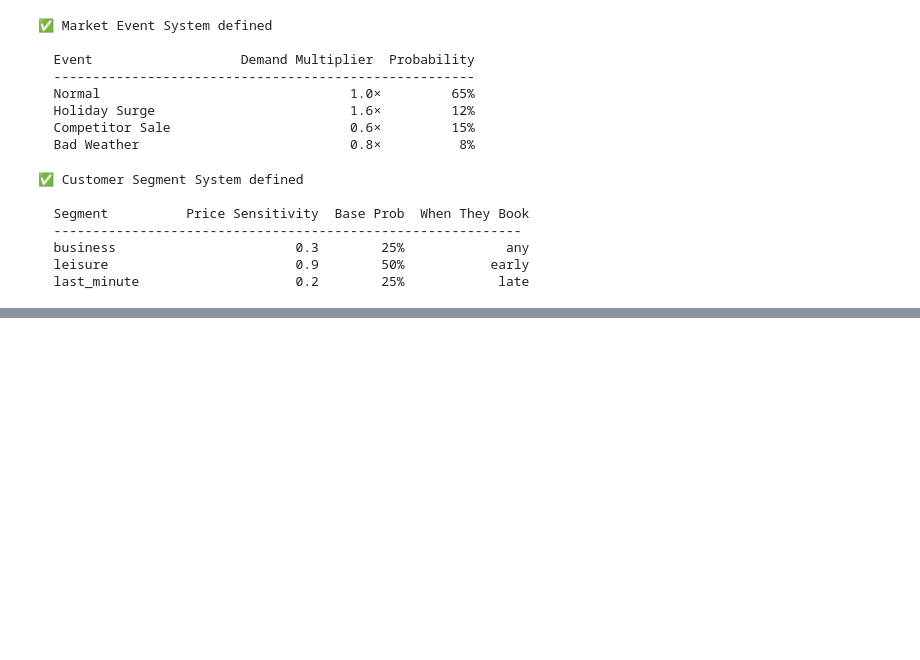
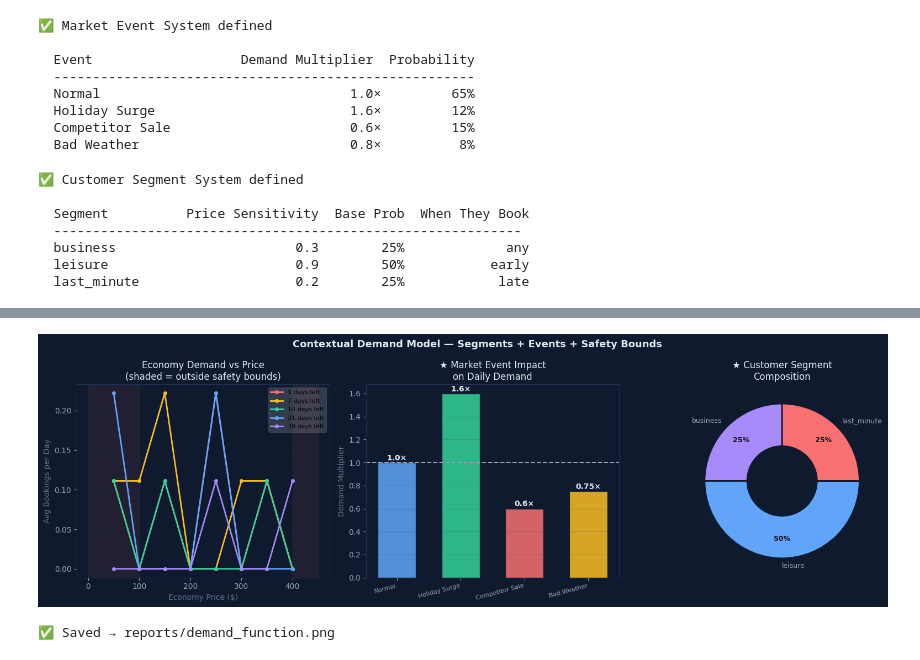
Before and after one commit to kollassrct/infotact-dynamic-pricing-reinforcement-learning, a Jupyter notebook: notebooks/01_gym_environment.ipynb, the cells around one changed output, grey strips where cells are left out. Drawn from its saved outputs; the diff is of its cells as text; code cells hidden in the pictures; blank space fills up the shorter version.

Commit message:
Week 1: Enhanced MDP with market events, segments, competitor pricing, safety bounds

```diff
--- a/notebooks/01_gym_environment.ipynb
+++ b/notebooks/01_gym_environment.ipynb
@@ -437,0 +588,73 @@ NameError: name 'ContextualAirlinePricingEnv' is not defined
+# %%
+# ── CELL 10: Visualise Demand Function per Segment ───────
+fig, axes = plt.subplots(1, 3, figsize=(16, 5))
+fig.patch.set_facecolor('#0f1a2e')
+for ax in axes:
+    ax.set_facecolor('#0f1a2e')
+    for spine in ax.spines.values(): spine.set_edgecolor('#1e3254')
+    ax.tick_params(colors='#94a3b8')
+    ax.xaxis.label.set_color('#64748b')
+    ax.yaxis.label.set_color('#64748b')
+    ax.title.set_color('#e2e8f0')
+
+env_viz   = ContextualAirlinePricingEnv()
+days_test = [1, 7, 14, 21, 30]
+colors_d  = ['#f87171','#fbbf24','#34d399','#60a5fa','#a78bfa']
+
+for d, col in zip(days_test, colors_d):
+    probs = []
+    for p in ContextualAirlinePricingEnv.ECO_PRICES:
+        env_viz.competitor_idx = 3
+        prob = env_viz._segment_demand(p, d, 'eco', 1.0) / 9
+        probs.append(prob)
+    axes[0].plot(ContextualAirlinePricingEnv.ECO_PRICES, probs,
+                 marker='o', markersize=4, linewidth=2,
+                 color=col, label=f'{d} days left')
+
+axes[0].axvspan(0, ContextualAirlinePricingEnv.ECO_PRICES[SAFETY_CONFIG['eco_floor_idx']],
+                alpha=0.08, color='#f87171')
+axes[0].axvspan(ContextualAirlinePricingEnv.ECO_PRICES[SAFETY_CONFIG['eco_ceiling_idx']], 450,
+                alpha=0.08, color='#f87171')
+axes[0].set_xlabel('Economy Price ($)')
+axes[0].set_ylabel('Avg Bookings per Day')
+axes[0].set_title('Economy Demand vs Price\n(shaded = outside safety bounds)')
+axes[0].legend(fontsize=8, framealpha=0.15)
+axes[0].grid(alpha=0.2, color='#1e3254')
+
+events  = list(MARKET_EVENTS.values())
+e_names = [e['name'] for e in events]
+e_mults = [e['demand_multiplier'] for e in events]
+e_clrs  = [e['color'] for e in events]
+bars = axes[1].bar(e_names, e_mults, color=e_clrs,
+                   alpha=0.85, edgecolor='#0f1a2e', width=0.6)
+axes[1].axhline(1.0, color='#94a3b8', linestyle='--', linewidth=1.5)
+for bar, val in zip(bars, e_mults):
+    axes[1].text(bar.get_x()+bar.get_width()/2, val+0.02,
+                 f'{val}×', ha='center', fontweight='bold',
+                 fontsize=10, color='#e2e8f0')
+axes[1].set_ylabel('Demand Multiplier')
+axes[1].set_title('★ Market Event Impact\non Daily Demand')
+axes[1].set_xticklabels(e_names, rotation=15, ha='right', fontsize=8)
+axes[1].grid(alpha=0.2, color='#1e3254', axis='y')
+
+seg_names  = list(CUSTOMER_SEGMENTS.keys())
+seg_probs  = [CUSTOMER_SEGMENTS[s]['base_probability'] for s in seg_names]
+seg_colors = [CUSTOMER_SEGMENTS[s]['color'] for s in seg_names]
+wedges, texts, autotexts = axes[2].pie(
+    seg_probs, labels=seg_names, colors=seg_colors,
+    autopct='%1.0f%%', startangle=90, pctdistance=0.75,
+    wedgeprops=dict(width=0.55, edgecolor='#0f1a2e', linewidth=2))
+for t in texts: t.set_color('#94a3b8'); t.set_fontsize(9)
+for at in autotexts: at.set_color('#0b0f1a'); at.set_fontsize(9); at.set_fontweight('bold')
+axes[2].set_title('★ Customer Segment\nComposition')
+
+plt.suptitle('Contextual Demand Model — Segments + Events + Safety Bounds',
+             fontsize=13, fontweight='bold', color='#e2e8f0')
+plt.tight_layout()
+plt.savefig('../reports/demand_function.png', dpi=150,
+            bbox_inches='tight', facecolor='#0f1a2e')
+plt.show()
+print("✅ Saved → reports/demand_function.png")
+# %% [output]
+[figure, added]
+✅ Saved → reports/demand_function.png
```
Also changed, not shown: parts of 13 cells of this notebook, 4 other files.
